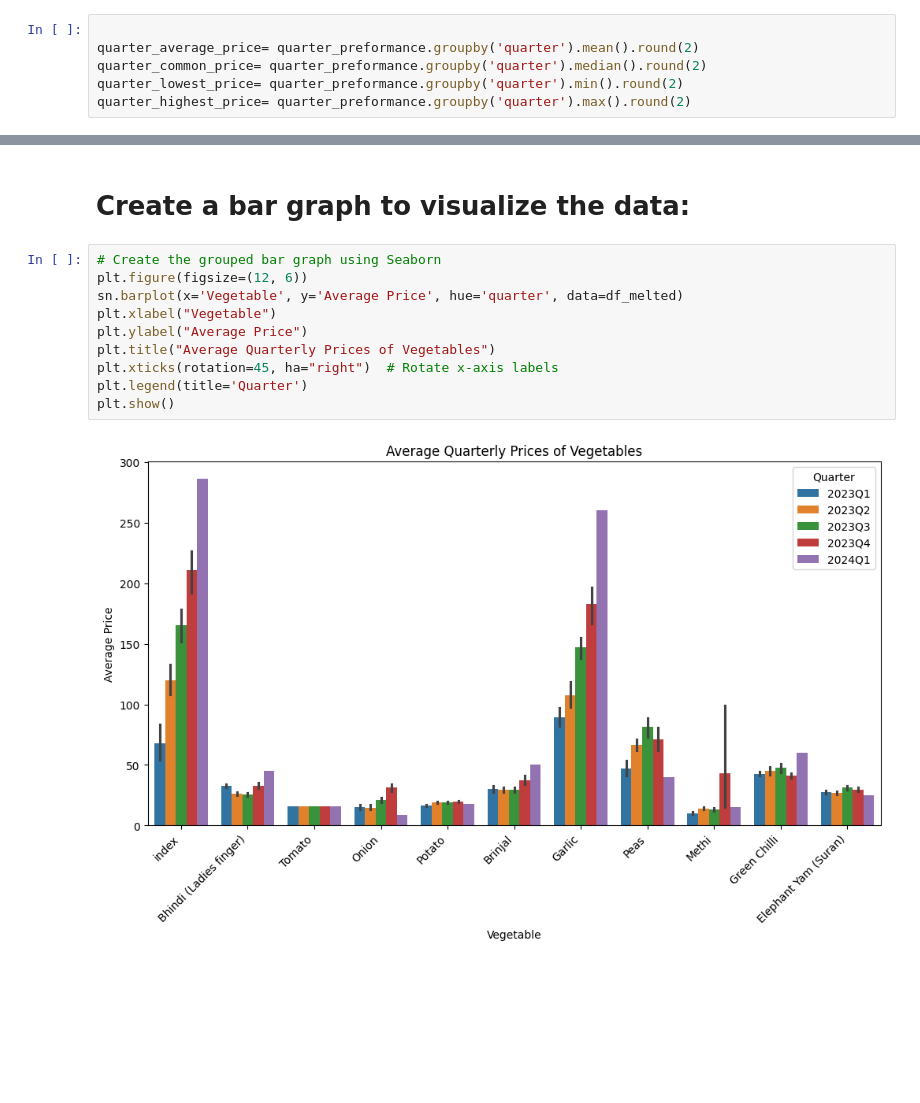
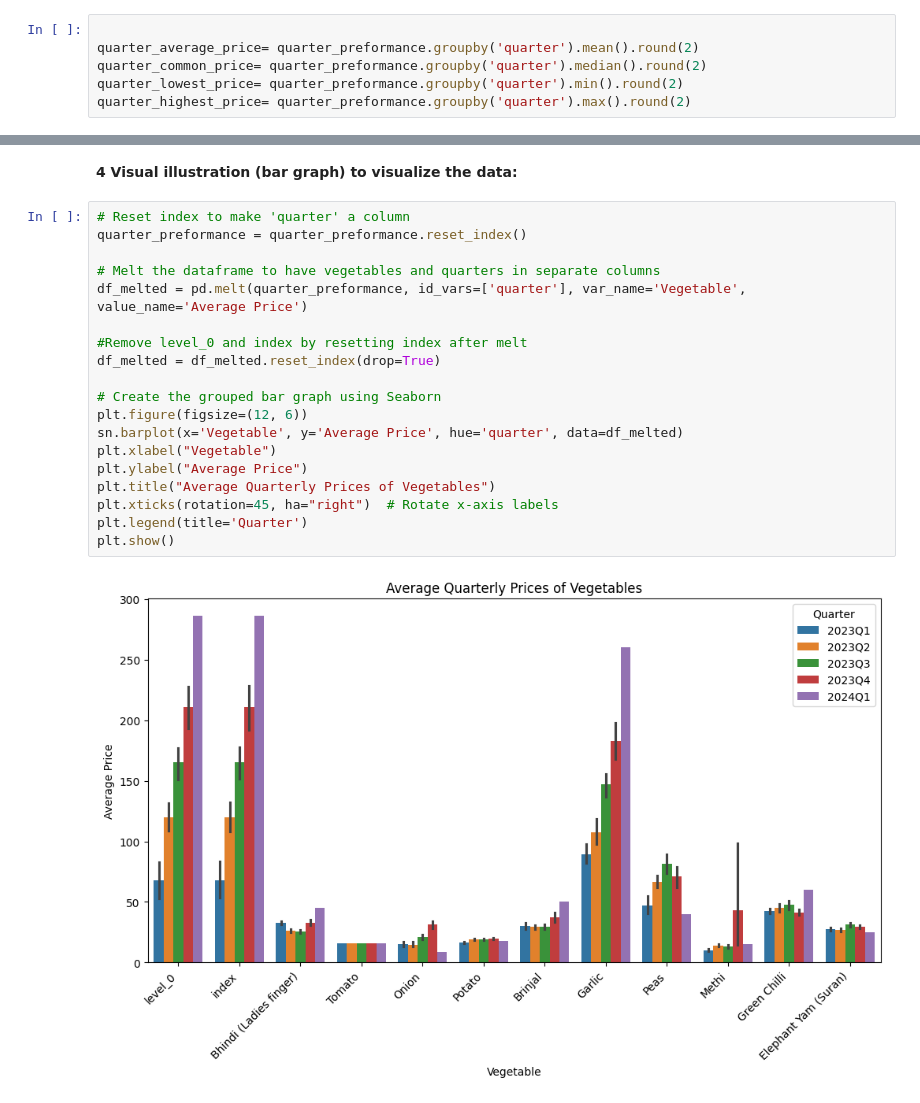
Before and after one commit to MT-Maverick/ExploreAI, a Jupyter notebook: vegetable_prices/notebook.ipynb, the cells around one changed output, grey strips where cells are left out. Saved outputs shown, nothing was run; the diff lists cells and outputs as text; blank space fills up the shorter version.

```diff
--- a/vegetable_prices/notebook.ipynb
+++ b/vegetable_prices/notebook.ipynb
@@ -150,14 +339,23 @@ quarter_highest_price
 # %% [markdown]
-# Create a bar graph to visualize the data:
+**4 Visual illustration (bar graph) to visualize the data:**
 # %%
+# Reset index to make 'quarter' a column
+quarter_preformance = quarter_preformance.reset_index()
+
+# Melt the dataframe to have vegetables and quarters in separate columns
+df_melted = pd.melt(quarter_preformance, id_vars=['quarter'], var_name='Vegetable', value_name='Average Price')
+
+#Remove level_0 and index by resetting index after melt
+df_melted = df_melted.reset_index(drop=True)
+
 # Create the grouped bar graph using Seaborn
 plt.figure(figsize=(12, 6))
 sn.barplot(x='Vegetable', y='Average Price', hue='quarter', data=df_melted)
 plt.xlabel("Vegetable")
 plt.ylabel("Average Price")
 plt.title("Average Quarterly Prices of Vegetables")
 plt.xticks(rotation=45, ha="right")  # Rotate x-axis labels
 plt.legend(title='Quarter')
 plt.show()
 # %% [output]
-[figure, old version]
+[figure, new version]
```
Also changed, not shown: parts of 14 cells of this notebook, 10 other files.
